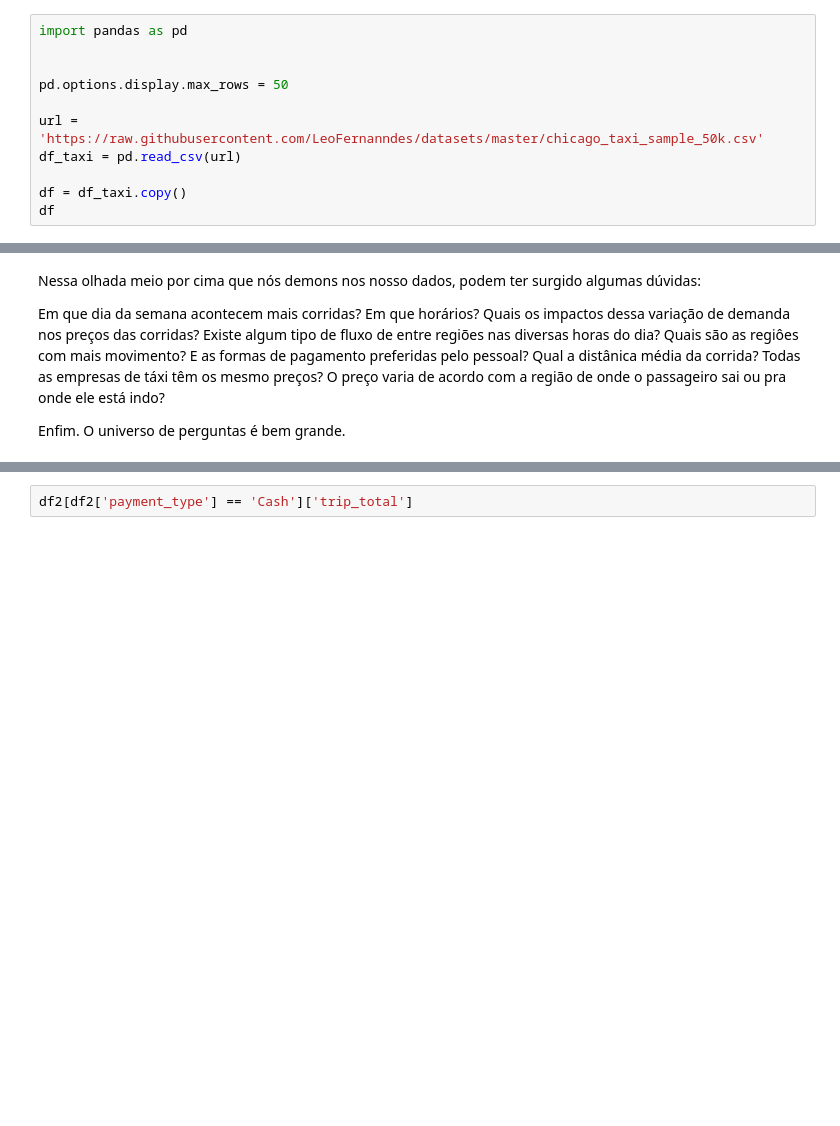
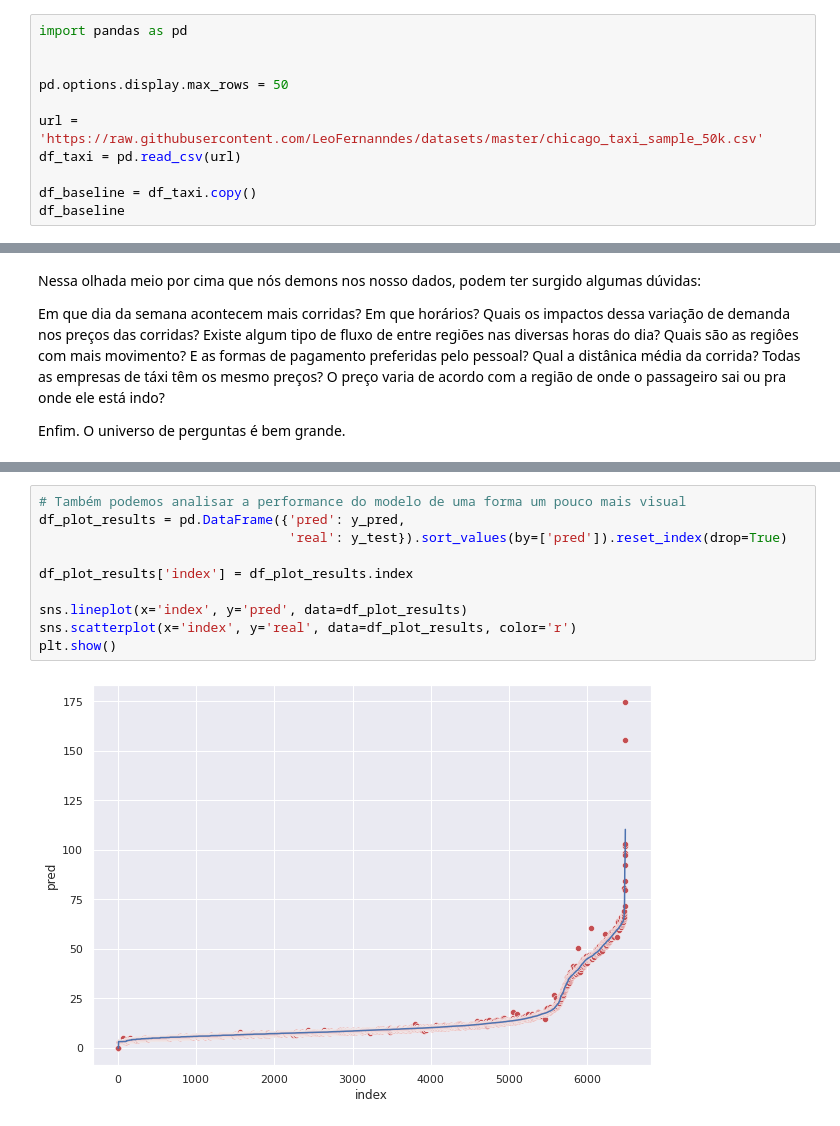
Before and after one commit to LeoFernanndes/portfolio, a Jupyter notebook: ChicagoTaxiRegression.ipynb, the cells around one changed output, grey strips where cells are left out. Drawn from its saved outputs; the diff is of its cells as text; blank space fills up the shorter version.

```diff
--- a/ChicagoTaxiRegression.ipynb
+++ b/ChicagoTaxiRegression.ipynb
@@ -13,8 +13,8 @@ pd.options.display.max_rows = 50
 url = 'https://raw.githubusercontent.com/LeoFernanndes/datasets/master/chicago_taxi_sample_50k.csv'
 df_taxi = pd.read_csv(url)
 
-df = df_taxi.copy()
-df
+df_baseline = df_taxi.copy()
+df_baseline
 # %% [output]
 |  | unique_key | taxi_id | trip_start_timestamp | trip_end_timestamp | trip_seconds | trip_miles | ... |
 | 0 | d3c594ba6b3eb5f9644b9af3f1328aa82... | a0ac953f8cee6f14d8f2f15bf14b52de5... | 2019-09-13 23:00:00+00:00 | 2019-09-13 23:00:00+00:00 | 60.0 | 0.0 | ... |
@@ -310,2 +334,12 @@ print(df2[df2['payment_type'] == 'Credit Card']['trip_total'].median())
-# %%
-df2[df2['payment_type'] == 'Cash']['trip_total']
+# %%
+# Também podemos analisar a performance do modelo de uma forma um pouco mais visual
+df_plot_results = pd.DataFrame({'pred': y_pred,
+                                'real': y_test}).sort_values(by=['pred']).reset_index(drop=True)
+
+df_plot_results['index'] = df_plot_results.index
+
+sns.lineplot(x='index', y='pred', data=df_plot_results)
+sns.scatterplot(x='index', y='real', data=df_plot_results, color='r')
+plt.show()
+# %% [output]
+[figure, added]
```
Also changed, not shown: parts of 12 cells of this notebook.
